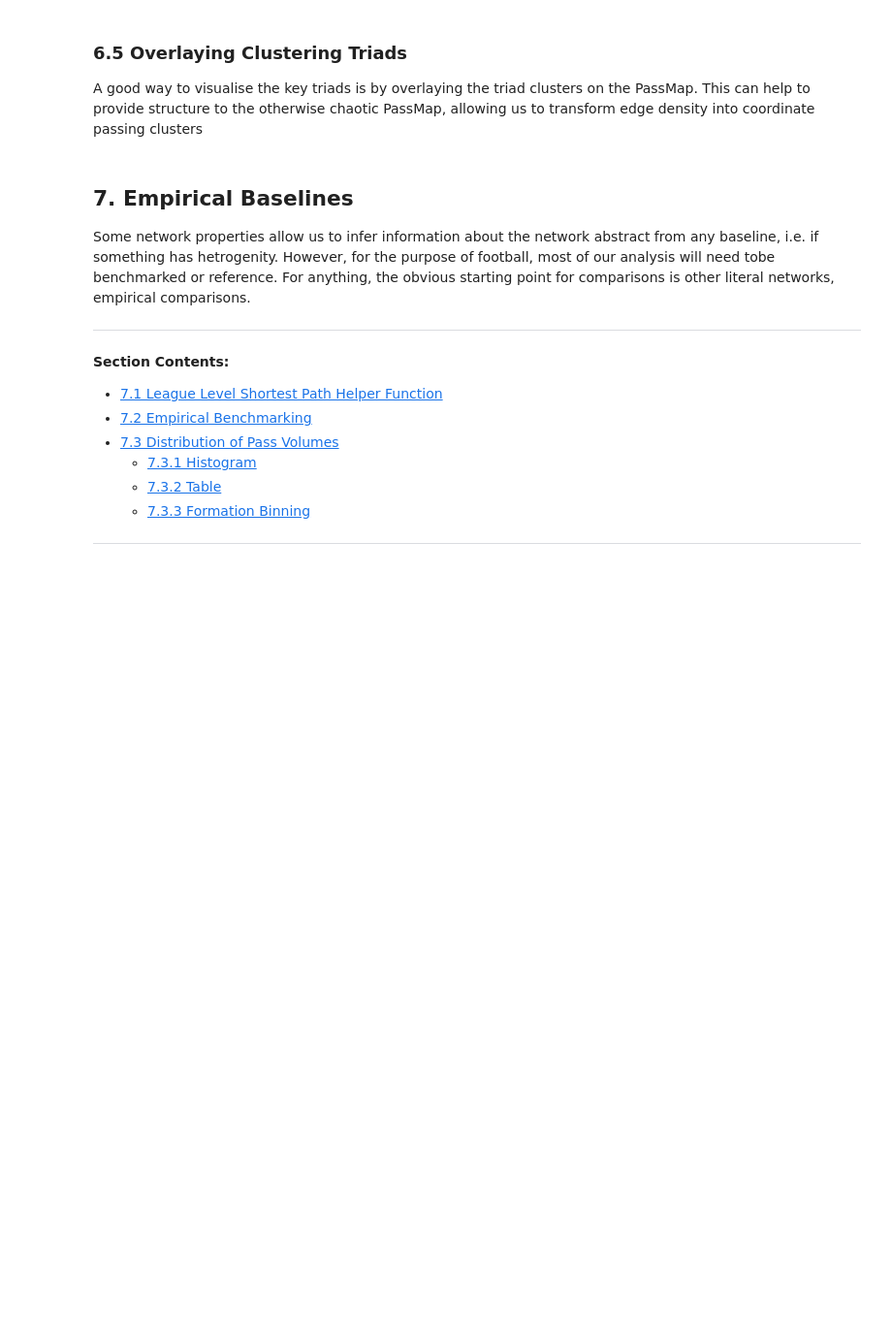
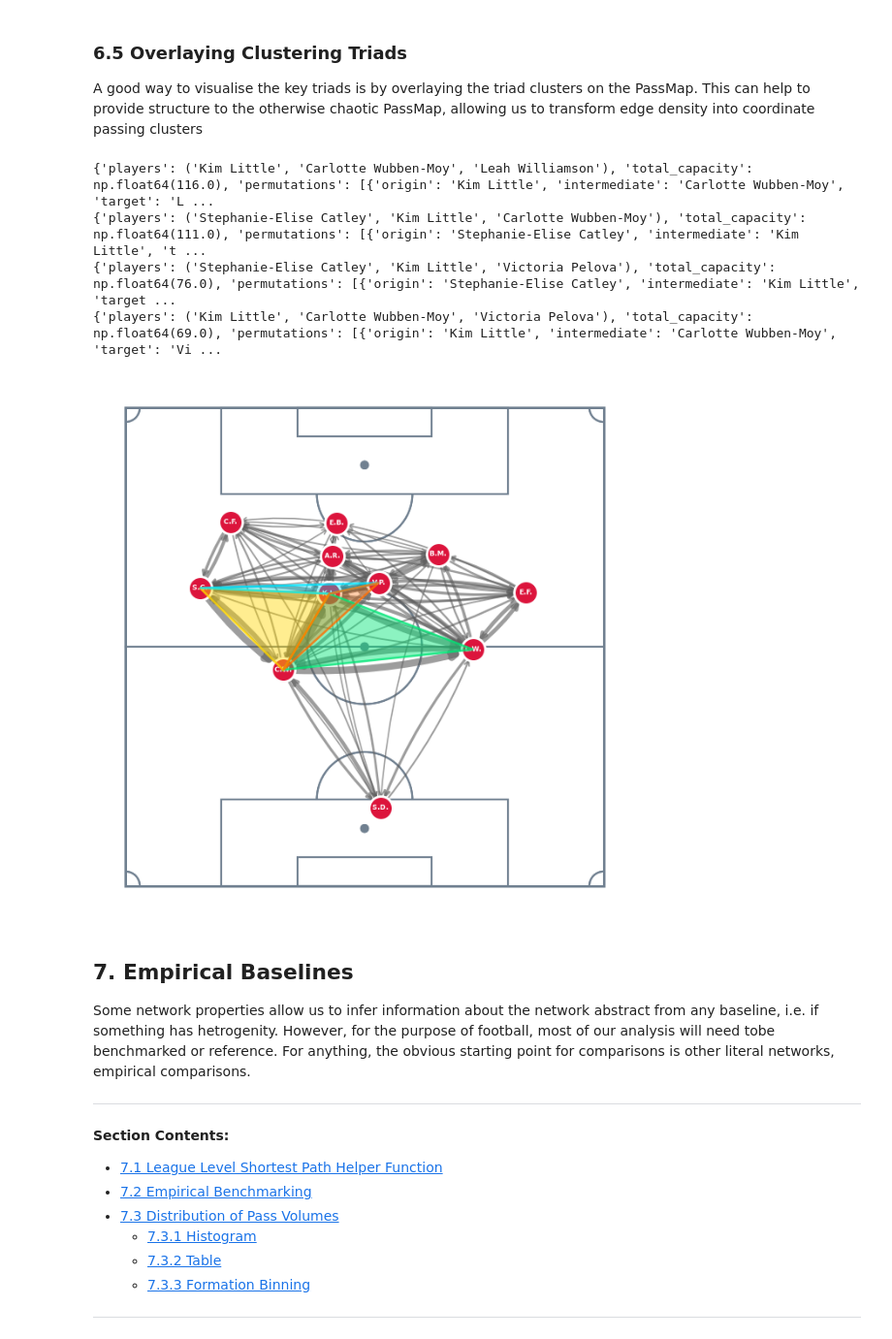
Before and after one commit to LukeBirkett/study-planner, a Jupyter notebook: 981G5_Network_Science/assessment/code/notebook_2.ipynb, the cells around one changed output. Shown at 97% size. Drawn from its saved outputs; the diff is of its cells as text; code cells hidden in the pictures; blank space fills up the shorter version.

```diff
--- a/981G5_Network_Science/assessment/code/notebook_2.ipynb
+++ b/981G5_Network_Science/assessment/code/notebook_2.ipynb
@@ -822,14 +952,21 @@ A good way to visualise the key triads is by overlaying the triad clusters on th
 # %%
 fig, ax = plt.subplots(figsize=(6.5, 9.0), facecolor='#ffffff')
 
 hp.draw_vertical_pitch(ax=ax)
 hp.plot_passmap_on_pitch(G_highest,ax=ax)
 hp.plot_transitive_triads_updated(G=G_highest, triads=triad_clust, top_n=4, ax=ax)
 
-title=G_highest.graph.get('team_name', 'Team')
-ax.set_title(f"Top Transitive Triads (Passing Triangles)\n{title}", )
+# title=G_highest.graph.get('team_name', 'Team')
+# ax.set_title(f"Top Transitive Triads (Passing Triangles)\n{title}", )
+ax.set_title("")
 plt.tight_layout()
 plt.show()
+# %% [output]
+{'players': ('Kim Little', 'Carlotte Wubben-Moy', 'Leah Williamson'), 'total_capacity': np.float64(116.0), 'permutations': [{'origin': 'Kim Little', 'intermediate': 'Carlotte Wubben-Moy', 'target': 'L ...
+{'players': ('Stephanie-Elise Catley', 'Kim Little', 'Carlotte Wubben-Moy'), 'total_capacity': np.float64(111.0), 'permutations': [{'origin': 'Stephanie-Elise Catley', 'intermediate': 'Kim Little', 't ...
+{'players': ('Stephanie-Elise Catley', 'Kim Little', 'Victoria Pelova'), 'total_capacity': np.float64(76.0), 'permutations': [{'origin': 'Stephanie-Elise Catley', 'intermediate': 'Kim Little', 'target ...
+{'players': ('Kim Little', 'Carlotte Wubben-Moy', 'Victoria Pelova'), 'total_capacity': np.float64(69.0), 'permutations': [{'origin': 'Kim Little', 'intermediate': 'Carlotte Wubben-Moy', 'target': 'Vi ...
+[figure, added]
 # %% [markdown]
 ## 7. Empirical Baselines
 Some network properties allow us to infer information about the network abstract from any baseline, i.e. if something has hetrogenity. However, for the purpose of football, most of our analysis will need tobe benchmarked or reference. For anything, the obvious starting point for comparisons is other literal networks, empirical comparisons.
```
Also changed, not shown: parts of 44 cells of this notebook, 14 other files.
